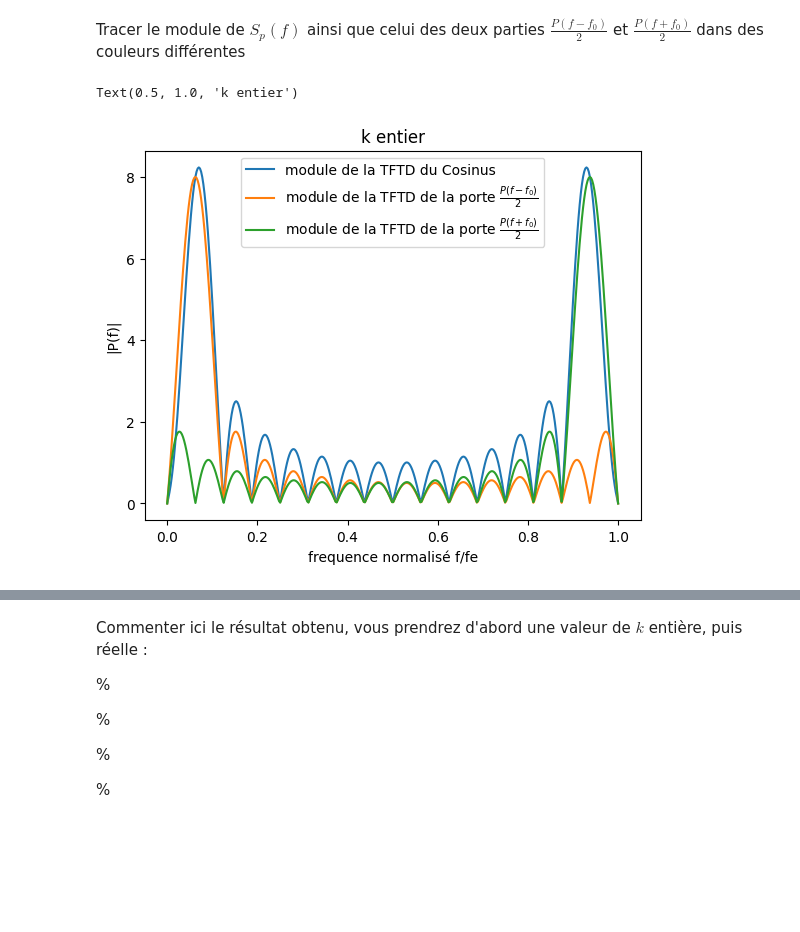
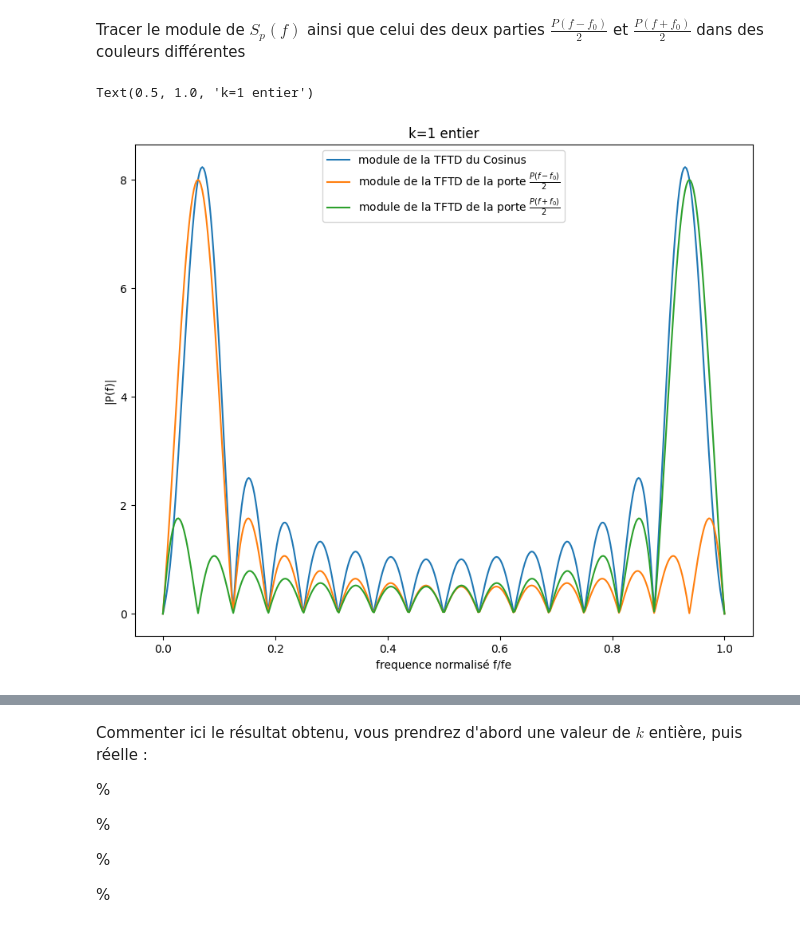
Before and after one commit to ba-talibe/TP_Image_Processing, a Jupyter notebook: TP1_L3_etudiants.ipynb, the cells around one changed output, grey strips where cells are left out. Drawn from its saved outputs; the diff is of its cells as text; code cells hidden in the pictures; blank space fills up the shorter version.

```diff
--- a/TP1_L3_etudiants.ipynb
+++ b/TP1_L3_etudiants.ipynb
@@ -195,30 +195,30 @@ Tracer le module de $S_p(f)$ ainsi que celui des deux parties $\frac{P(f-f_0)}{2
 # %%
 #Paramètres du problème : facile entier, difficile non-entier
 k = 1
 # nombre de périodes observées
 f0 = k*fe/N
 
 N= 16
 fe = 4096
 f = np.linspace(0, 1*fe, 400)
 
 cosinus = fonctionTFTDcosinus(f,f0, N, fe)
 porte_avance = fonctionTFTDporte(f-f0, N, fe)/2
 porte_retarde = fonctionTFTDporte(f+f0, N, fe)/2
 
 
-plt.figure()
+plt.figure(figsize=(10, 8))
 plt.plot(f/fe, np.abs(cosinus), label="module de la TFTD du Cosinus")
 plt.plot(f/fe, np.abs(porte_avance), label="module de la TFTD de la porte $\\frac{P(f-f_0)}{2}$")
 plt.plot(f/fe, np.abs(porte_retarde), label="module de la TFTD de la porte $\\frac{P(f+f_0)}{2}$")
 
 plt.xlabel("frequence normalisé f/fe")
 plt.ylabel("|P(f)|")
 plt.legend()
 plt.title(f"k={k} entier")
 # %% [output]
-Text(0.5, 1.0, 'k entier')
+Text(0.5, 1.0, 'k=1 entier')
-[figure, old version]
+[figure, new version]
 # %%
 #Paramètres du problème : facile entier, difficile non-entier
 k = 2.7
```
Also changed, not shown: parts of 7 cells of this notebook.
